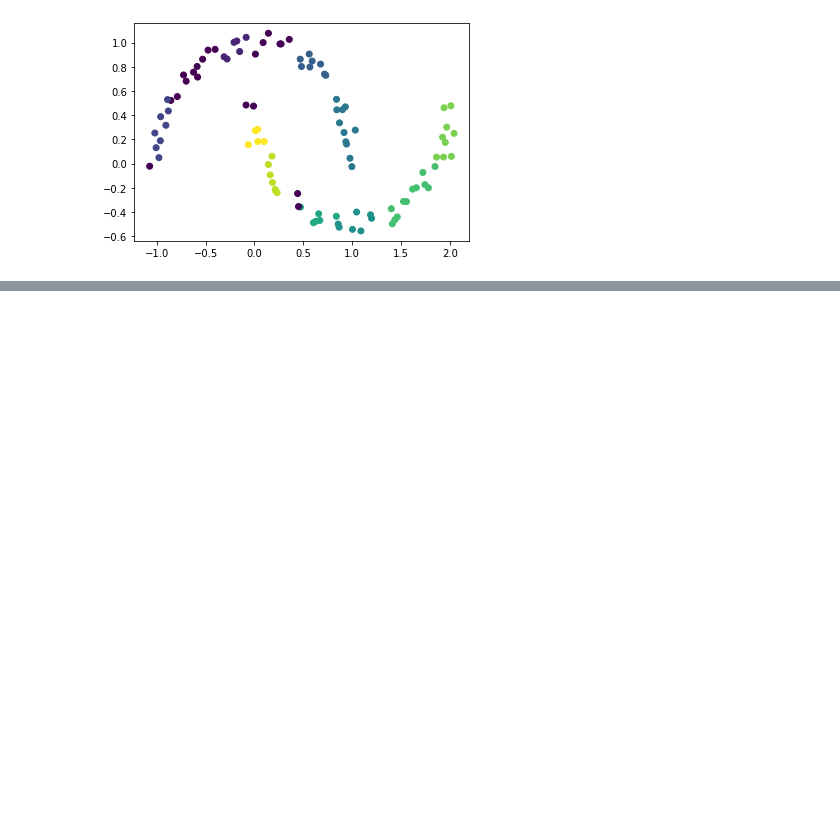
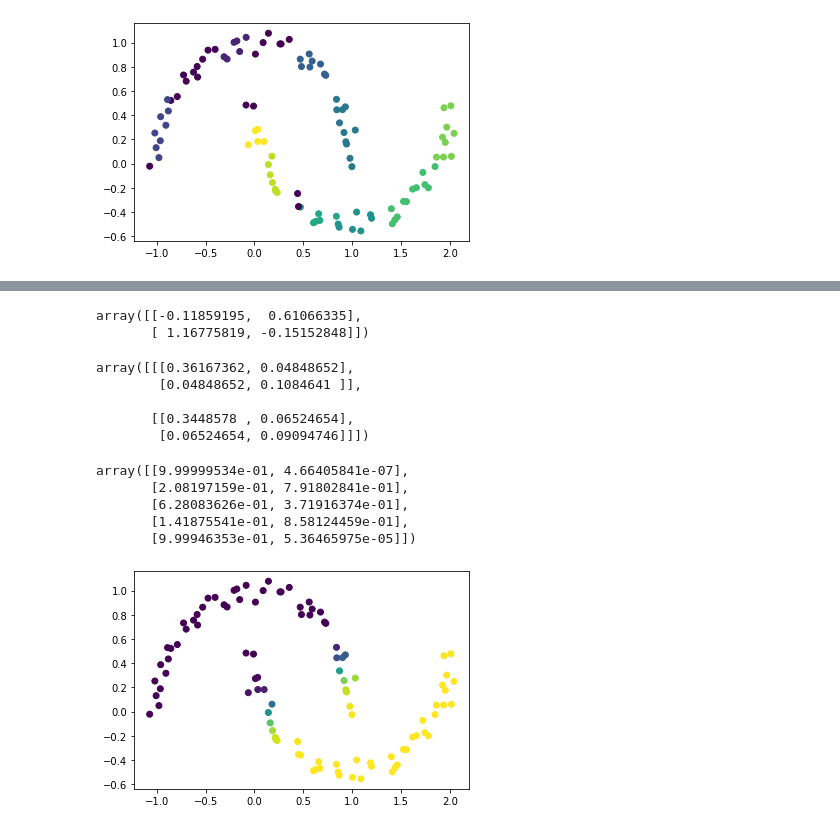
Before and after one commit to Pomilusky/apuntes_clase, a Jupyter notebook: semana_7/2.1 - Mas modelos USL.ipynb, the cells around one changed output, grey strips where cells are left out. Saved outputs shown, nothing was run; the diff lists cells and outputs as text; code cells hidden in the pictures; blank space fills up the shorter version.

```diff
--- a/semana_7/2.1 - Mas modelos USL.ipynb
+++ b/semana_7/2.1 - Mas modelos USL.ipynb
@@ -168,0 +169,32 @@ Se asume que los datos son mezclas de un nº finito de distribuciones gaussianas
+# %%
+gmm=GMM(n_components=2, covariance_type='full')
+
+#help(gmm)
+# %%
+gmm.fit(moons[0])
+
+gmm.means_
+# %% [output]
+array([[-0.11859195,  0.61066335],
+       [ 1.16775819, -0.15152848]])
+# %%
+gmm.covariances_
+# %% [output]
+array([[[0.36167362, 0.04848652],
+        [0.04848652, 0.1084641 ]],
+
+       [[0.3448578 , 0.06524654],
+        [0.06524654, 0.09094746]]])
+# %%
+gmm.predict_proba(moons[0])[:5]
+# %% [output]
+array([[9.99999534e-01, 4.66405841e-07],
+       [2.08197159e-01, 7.91802841e-01],
+       [6.28083626e-01, 3.71916374e-01],
+       [1.41875541e-01, 8.58124459e-01],
+       [9.99946353e-01, 5.36465975e-05]])
+# %%
+plt.scatter(moons[0][:,0], moons[0][:,1],
+            c=gmm.predict_proba(moons[0])[:,1]);
+# %% [output]
+[figure, added]
```
Also changed, not shown: parts of 9 cells of this notebook.
